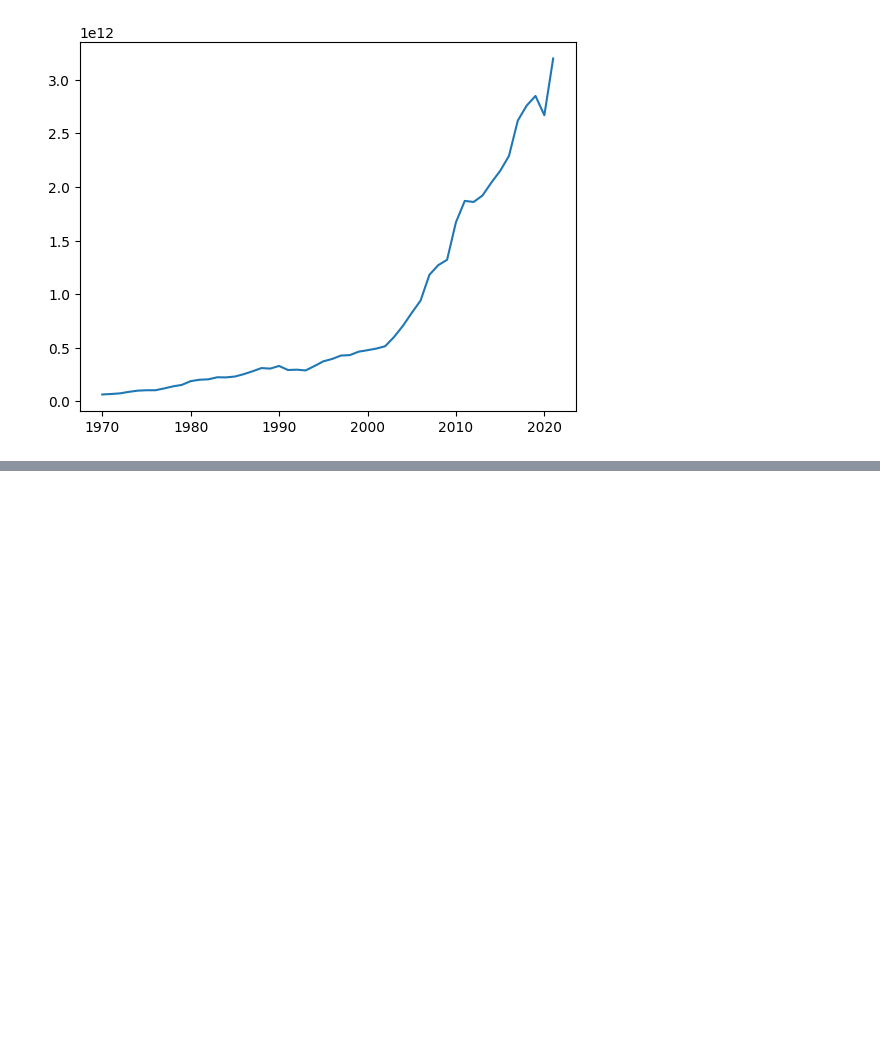
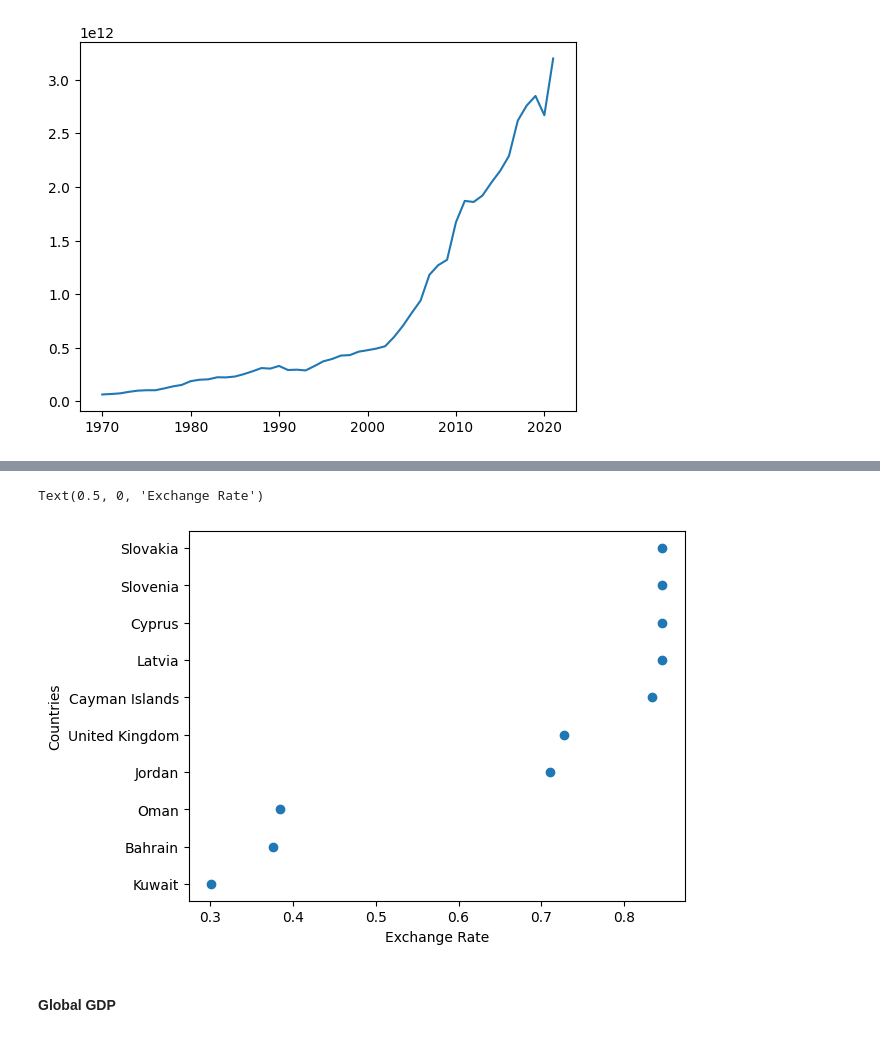
Before and after one commit to sumeetsachdev/data-analysis-project, a Jupyter notebook: notebooks/EDA.ipynb, the cells around one changed output, grey strips where cells are left out. Drawn from its saved outputs; the diff is of its cells as text; code cells hidden in the pictures; blank space fills up the shorter version.

```diff
--- a/notebooks/EDA.ipynb
+++ b/notebooks/EDA.ipynb
@@ -276,0 +305,4 @@ plt.plot(temp['year'], temp['gross_domestic_product'])
+# %%
+temp = df[df.year == 2021]
+temp = temp.sort_values(by='imf_based_exchange_rate', ascending=True).head(10)
+temp
@@ -276,0 +322,9 @@ plt.plot(temp['year'], temp['gross_domestic_product'])
+# %%
+plt.scatter(temp.imf_based_exchange_rate, temp.country)
+plt.ylabel('Countries')
+plt.xlabel('Exchange Rate')
+# %% [output]
+Text(0.5, 0, 'Exchange Rate')
+[figure, added]
+# %% [markdown]
+#### Global GDP
```
Also changed, not shown: parts of 31 cells of this notebook, 1 other file.
